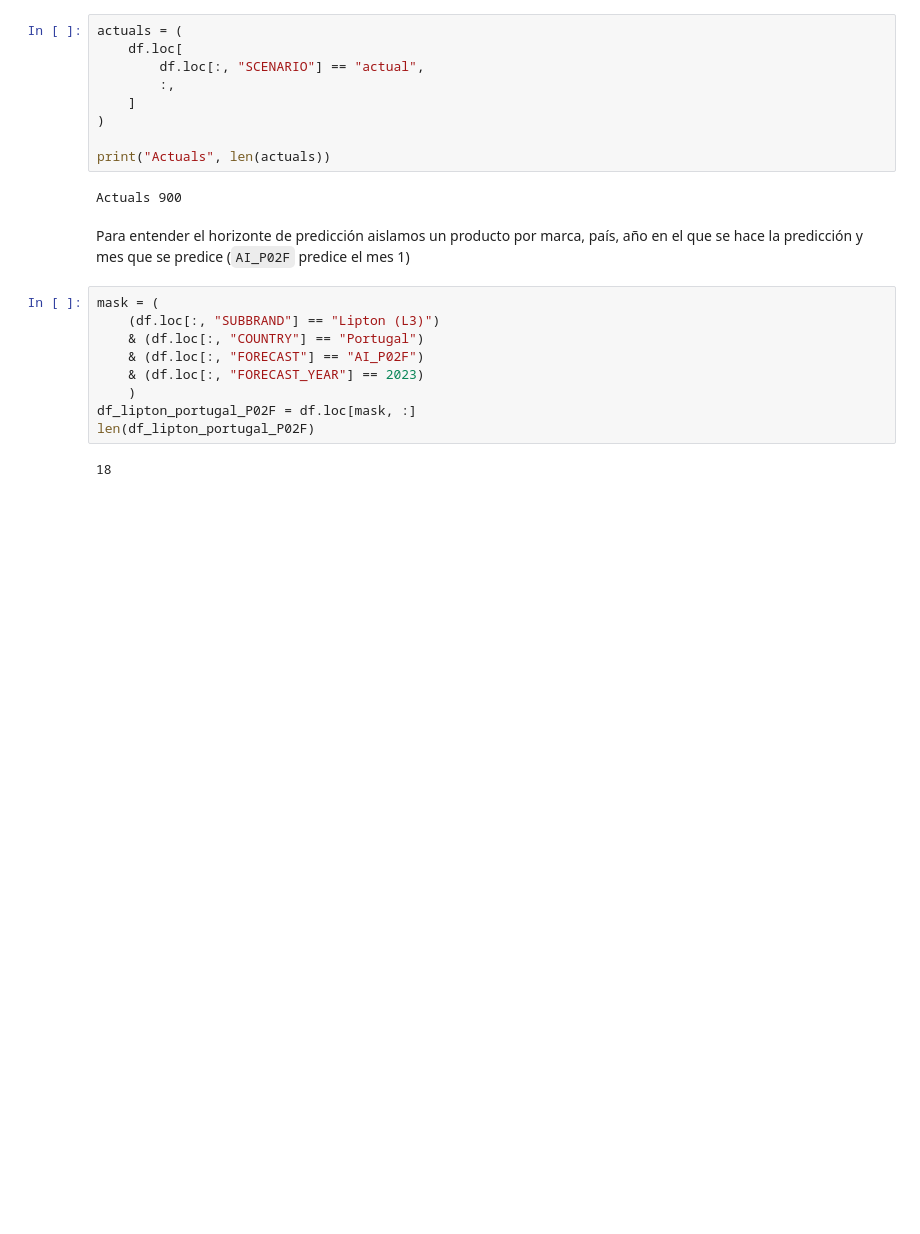
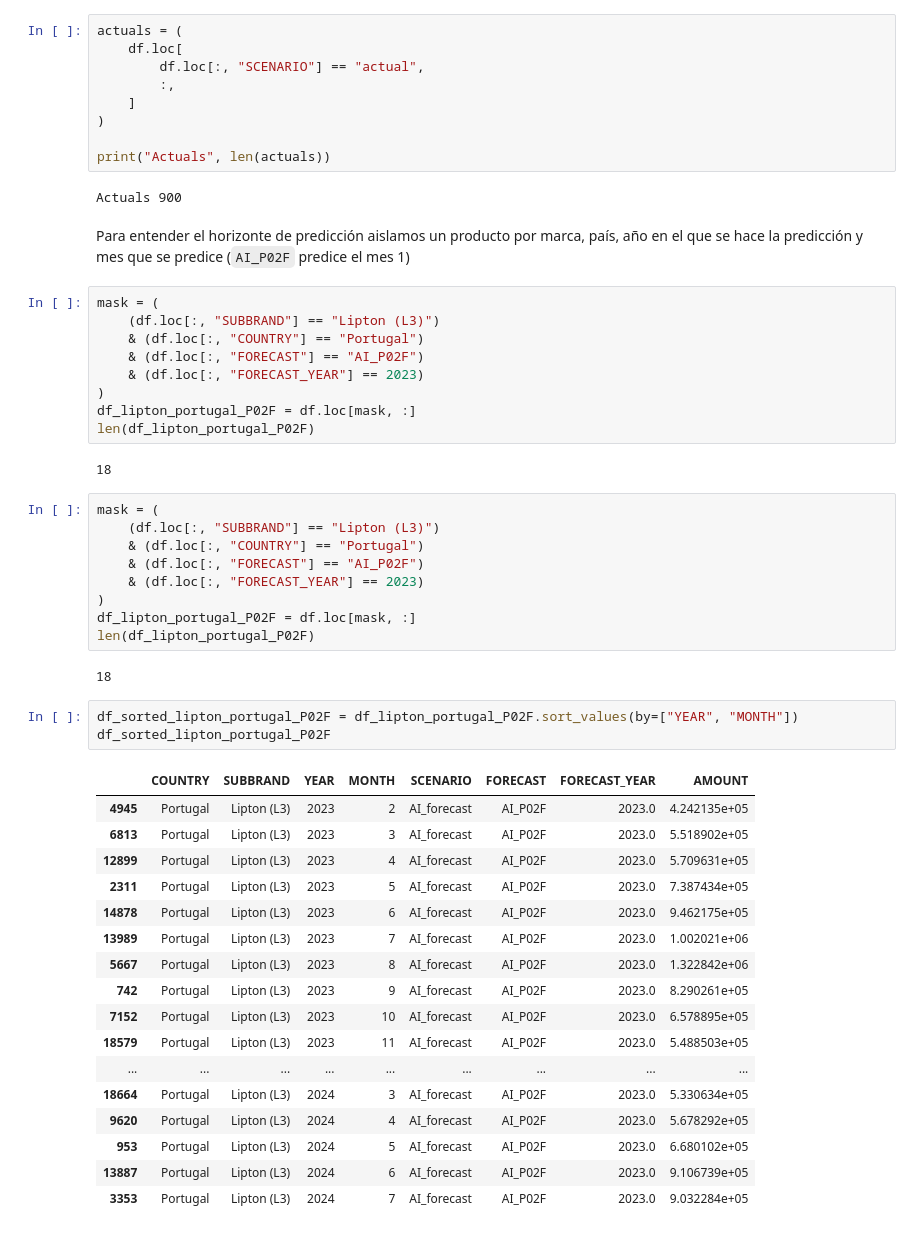
Before and after one commit to Alf-caput/data-visualization, a Jupyter notebook: ejercicios-clase/ejercicio2.ipynb, the cells around one changed output. Cells and saved outputs as stored; diff of their text form; blank space fills up the shorter version.

```diff
--- a/ejercicios-clase/ejercicio2.ipynb
+++ b/ejercicios-clase/ejercicio2.ipynb
@@ -77,8 +77,40 @@ mask = (
     & (df.loc[:, "COUNTRY"] == "Portugal")
     & (df.loc[:, "FORECAST"] == "AI_P02F")
     & (df.loc[:, "FORECAST_YEAR"] == 2023)
-    )
+)
 df_lipton_portugal_P02F = df.loc[mask, :]
 len(df_lipton_portugal_P02F)
 # %% [output]
 18
+# %%
+mask = (
+    (df.loc[:, "SUBBRAND"] == "Lipton (L3)")
+    & (df.loc[:, "COUNTRY"] == "Portugal")
+    & (df.loc[:, "FORECAST"] == "AI_P02F")
+    & (df.loc[:, "FORECAST_YEAR"] == 2023)
+)
+df_lipton_portugal_P02F = df.loc[mask, :]
+len(df_lipton_portugal_P02F)
+# %% [output]
+18
+# %%
+df_sorted_lipton_portugal_P02F = df_lipton_portugal_P02F.sort_values(by=["YEAR", "MONTH"])
+df_sorted_lipton_portugal_P02F
+# %% [output]
+|  | COUNTRY | SUBBRAND | YEAR | MONTH | SCENARIO | FORECAST | FORECAST_YEAR | AMOUNT |
+| 4945 | Portugal | Lipton (L3) | 2023 | 2 | AI_forecast | AI_P02F | 2023.0 | 4.242135e+05 |
+| 6813 | Portugal | Lipton (L3) | 2023 | 3 | AI_forecast | AI_P02F | 2023.0 | 5.518902e+05 |
+| 12899 | Portugal | Lipton (L3) | 2023 | 4 | AI_forecast | AI_P02F | 2023.0 | 5.709631e+05 |
+| 2311 | Portugal | Lipton (L3) | 2023 | 5 | AI_forecast | AI_P02F | 2023.0 | 7.387434e+05 |
+| 14878 | Portugal | Lipton (L3) | 2023 | 6 | AI_forecast | AI_P02F | 2023.0 | 9.462175e+05 |
+| 13989 | Portugal | Lipton (L3) | 2023 | 7 | AI_forecast | AI_P02F | 2023.0 | 1.002021e+06 |
+| 5667 | Portugal | Lipton (L3) | 2023 | 8 | AI_forecast | AI_P02F | 2023.0 | 1.322842e+06 |
+| 742 | Portugal | Lipton (L3) | 2023 | 9 | AI_forecast | AI_P02F | 2023.0 | 8.290261e+05 |
+| 7152 | Portugal | Lipton (L3) | 2023 | 10 | AI_forecast | AI_P02F | 2023.0 | 6.578895e+05 |
+| 18579 | Portugal | Lipton (L3) | 2023 | 11 | AI_forecast | AI_P02F | 2023.0 | 5.488503e+05 |
+| ... | ... | ... | ... | ... | ... | ... | ... | ... |
+| 18664 | Portugal | Lipton (L3) | 2024 | 3 | AI_forecast | AI_P02F | 2023.0 | 5.330634e+05 |
+| 9620 | Portugal | Lipton (L3) | 2024 | 4 | AI_forecast | AI_P02F | 2023.0 | 5.678292e+05 |
+| 953 | Portugal | Lipton (L3) | 2024 | 5 | AI_forecast | AI_P02F | 2023.0 | 6.680102e+05 |
+| 13887 | Portugal | Lipton (L3) | 2024 | 6 | AI_forecast | AI_P02F | 2023.0 | 9.106739e+05 |
+| 3353 | Portugal | Lipton (L3) | 2024 | 7 | AI_forecast | AI_P02F | 2023.0 | 9.032284e+05 |
```
Also changed, not shown: parts of 1 cell of this notebook.
